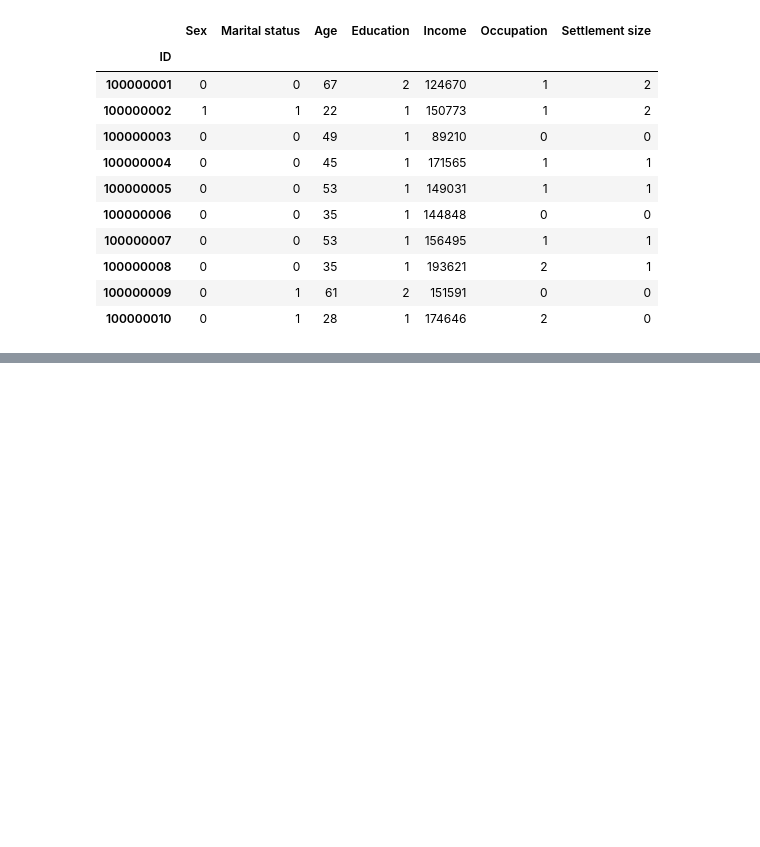
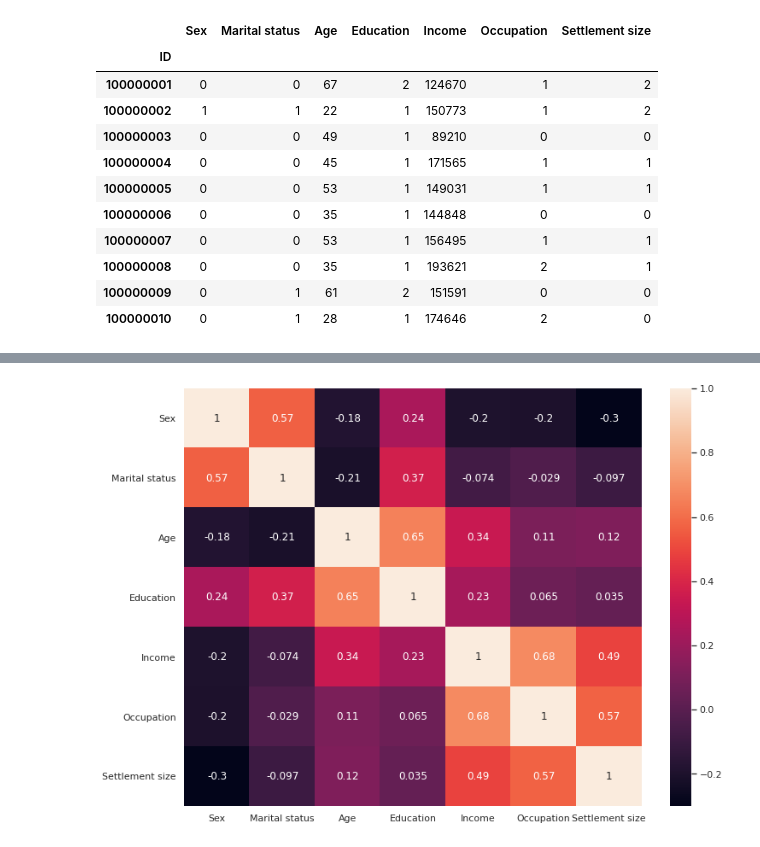
Before and after one commit to Hamza1122/Customer-Segmentation-Tutor, a Jupyter notebook: Untitled61.ipynb, the cells around one changed output, grey strips where cells are left out. Saved outputs shown, nothing was run; the diff lists cells and outputs as text; code cells hidden in the pictures; blank space fills up the shorter version.

```diff
--- a/Untitled61.ipynb
+++ b/Untitled61.ipynb
@@ -47,3 +47,10 @@ df.corr()
 | Income | -0.195146 | -0.073528 | 0.340610 | 0.233459 | 1.000000 | 0.680357 | 0.490881 |
 | Occupation | -0.202491 | -0.029490 | 0.108388 | 0.064524 | 0.680357 | 1.000000 | 0.571795 |
 | Settlement size | -0.300803 | -0.097041 | 0.119751 | 0.034732 | 0.490881 | 0.571795 | 1.000000 |
+# %%
+plt.figure(figsize=(12,9))
+s=sns.heatmap(df.corr(),
+              annot=True,
+)
+# %% [output]
+[figure, added]
```
Also changed, not shown: parts of 4 cells of this notebook.
